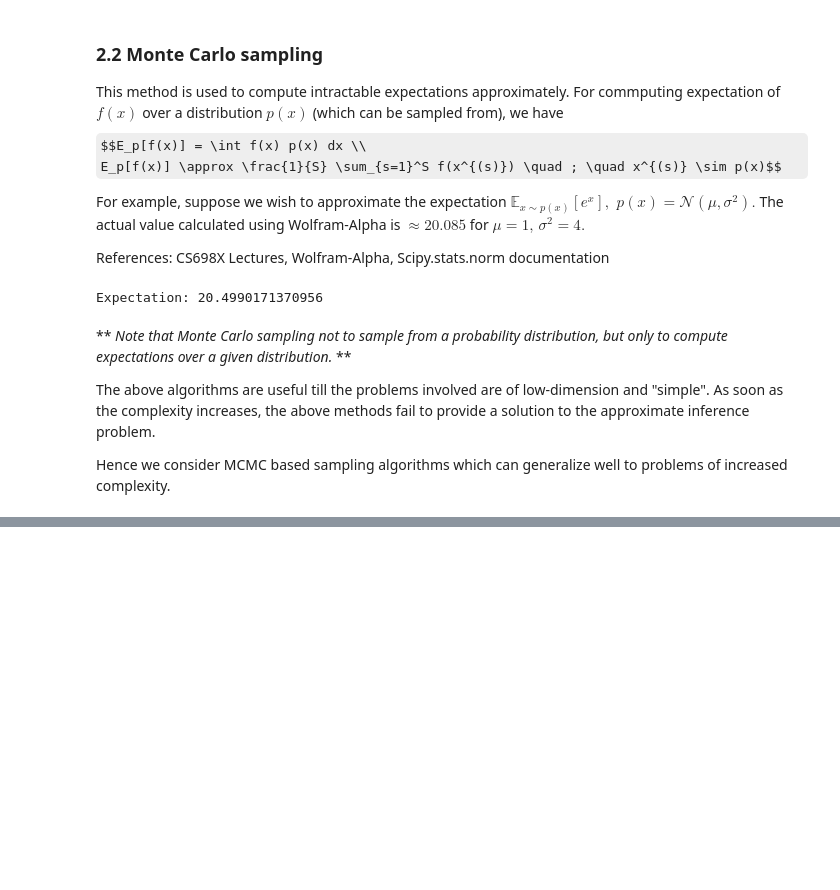
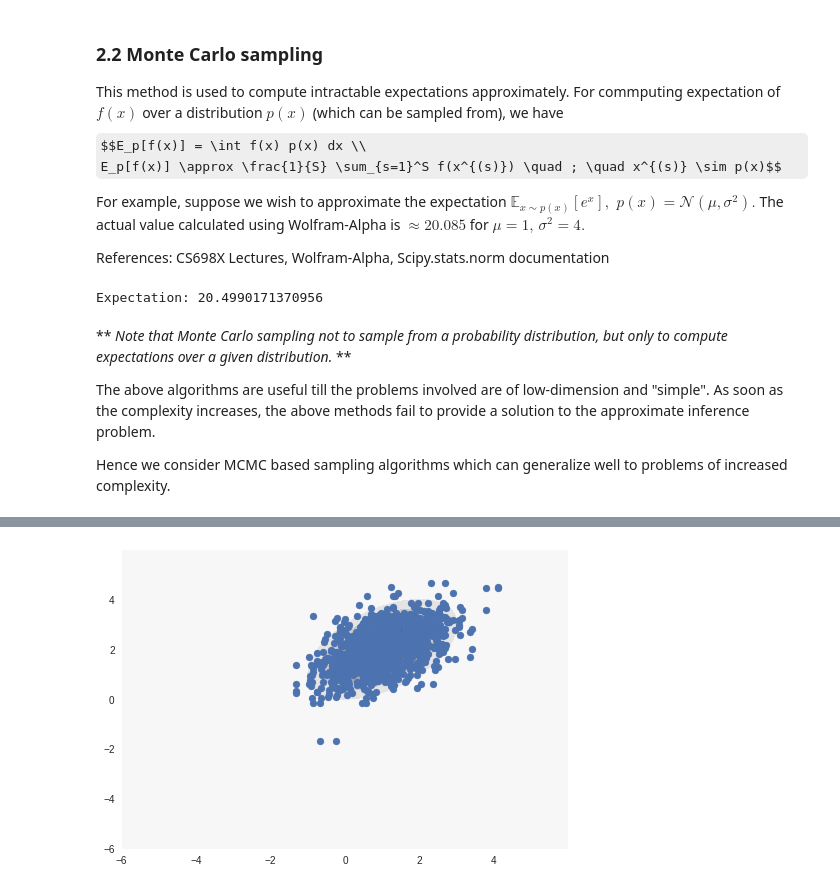
Before and after one commit to pulkitgo/Sampling-for-Approx-inference, a Jupyter notebook: PMI_Demo.ipynb, the cells around one changed output, grey strips where cells are left out. Drawn from its saved outputs; the diff is of its cells as text; code cells hidden in the pictures; some formulas as TeX source; blank space fills up the shorter version.

Commit message:
Added Gibbs Sampling

```diff
--- a/PMI_Demo.ipynb
+++ b/PMI_Demo.ipynb
@@ -218,0 +232,65 @@ Another important sampling algorithm
+# %%
+MU_X = 1.
+MU_Y = 2.
+SIG_X = 1.
+SIG_Y = 1.
+RHO = 0.5
+
+NUM_SAMPLES = 1000
+
+def plot_gibbs(p_c, X_samples, Y_samples):
+    x = np.linspace(-6,6,100)
+    y = np.linspace(-6,6,100)
+    X, Y = np.mgrid[-6:6:0.01,-6:6:0.01]
+
+    # XY = np.dstack((X,Y))
+    p_cXY = p_c(X.ravel(),Y.ravel())
+    p_cxy = p_cXY.reshape(X.shape)
+
+    STEPS = NUM_SAMPLES
+    DELTA = NUM_SAMPLES // STEPS
+
+    for step in range(STEPS):
+
+        end = int(step*DELTA)
+
+        del_X_samples = X_samples[:end+1]
+        del_Y_samples = Y_samples[:end+1]
+
+        plt.contourf(X,Y,p_cxy)
+        plt.scatter(del_X_samples,del_Y_samples)             #Alpha = transparency of scatter plots
+        display()
+        clear_output(wait=True)
+        plt.pause(0.1)
+
+
+def gibbs_sampling(p_c,num_samples=NUM_SAMPLES):
+    X_samples=[]
+    Y_samples=[]
+
+    X_old, Y_old = norm.rvs(loc=1.5, scale=1., size=2)
+
+    for step in range(num_samples):
+        X = norm.rvs(loc=(MU_X + RHO*(SIG_X/SIG_Y)*(Y_old-MU_Y)), scale=SIG_X*SIG_X*(1-RHO**2))
+        Y = Y_old
+
+        X_old, Y_old = X, Y
+
+        X_samples.append(X)
+        Y_samples.append(Y)
+
+        X = X_old
+        Y = norm.rvs(loc=(MU_Y + RHO*(SIG_Y/SIG_X)*(X-MU_X)), scale=SIG_Y*SIG_Y*(1-RHO**2))
+
+        X_old, Y_old = X, Y
+
+        X_samples.append(X)
+        Y_samples.append(Y)
+
+    plot_gibbs(p_c,X_samples,Y_samples)
+
+p_c = lambda x,y: ( 1 / ( 2*np.pi*SIG_X*SIG_Y*np.sqrt(1-RHO**2) ) ) * np.exp( -0.5 * (1/(1-RHO**2)) * ( ((x-MU_X)/SIG_X)**2 - 2*RHO*((x-MU_X)/SIG_X)*((y-MU_Y)/SIG_Y) + ((y-MU_Y)/SIG_Y)**2 ) )
+
+gibbs_sampling(p_c)
+# %% [output]
+[figure, added]
```
Also changed, not shown: parts of 6 cells of this notebook.
